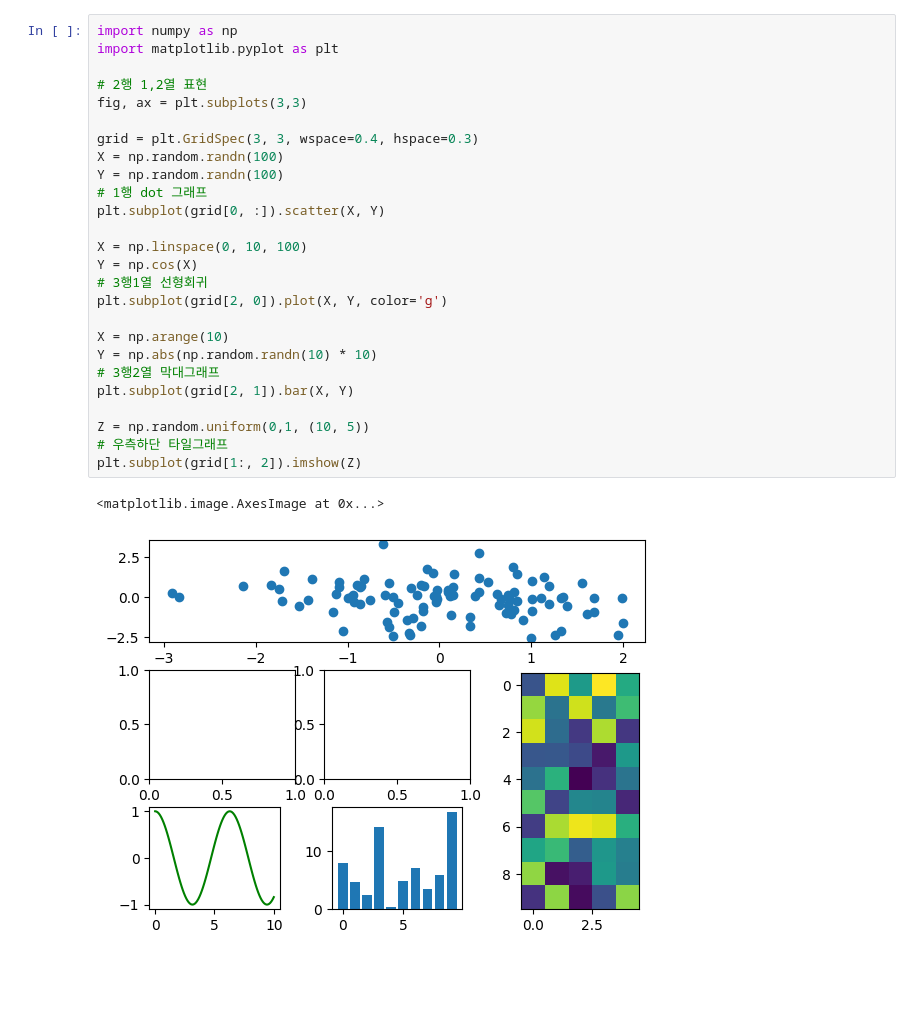
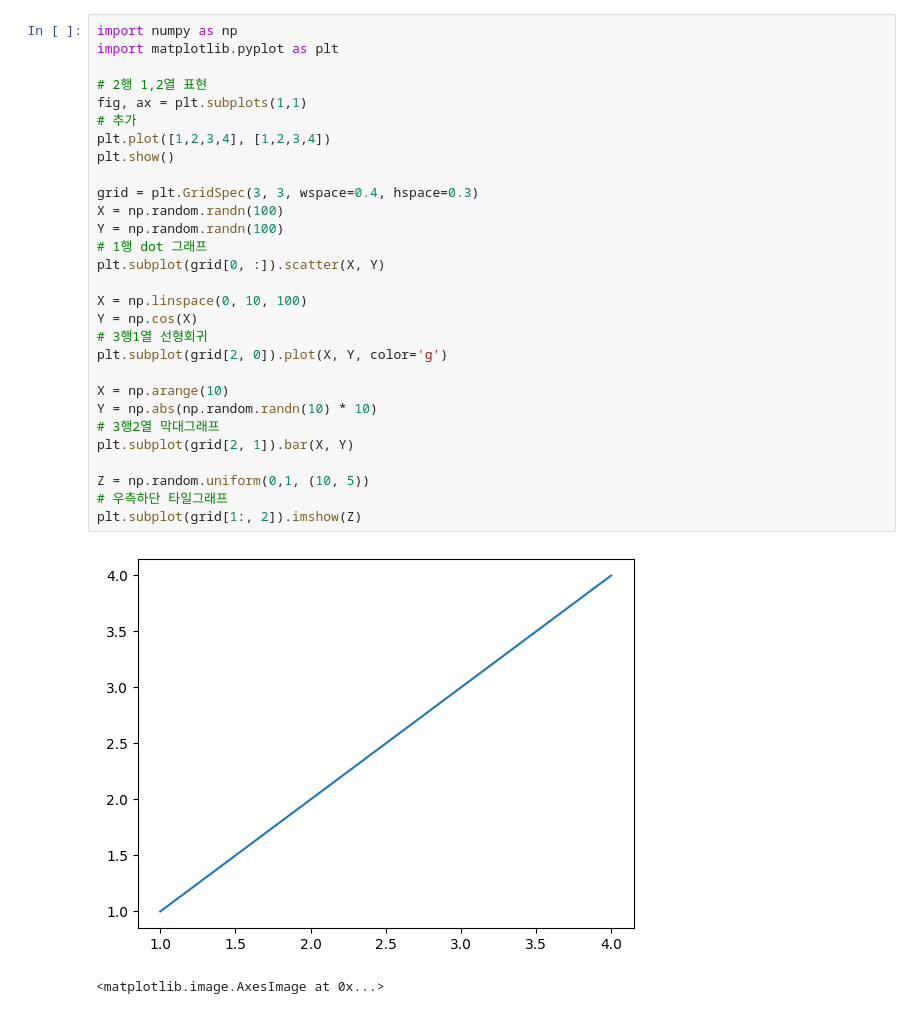
Before and after one commit to kimyt1976/AI-Programming, a Jupyter notebook: 해양대4주차_1번과제.ipynb, the cells around one changed output. Drawn from its saved outputs; the diff is of its cells as text; blank space fills up the shorter version.

```diff
--- a/해양대4주차_1번과제.ipynb
+++ b/해양대4주차_1번과제.ipynb
@@ -3,29 +3,32 @@
 # %%
 import numpy as np
 import matplotlib.pyplot as plt
 
 # 2행 1,2열 표현
-fig, ax = plt.subplots(3,3)
+fig, ax = plt.subplots(1,1)
+# 추가
+plt.plot([1,2,3,4], [1,2,3,4])
+plt.show()
 
 grid = plt.GridSpec(3, 3, wspace=0.4, hspace=0.3)
 X = np.random.randn(100)
 Y = np.random.randn(100)
 # 1행 dot 그래프
 plt.subplot(grid[0, :]).scatter(X, Y)
 
 X = np.linspace(0, 10, 100)
 Y = np.cos(X)
 # 3행1열 선형회귀
 plt.subplot(grid[2, 0]).plot(X, Y, color='g')
 
 X = np.arange(10)
 Y = np.abs(np.random.randn(10) * 10)
 # 3행2열 막대그래프
 plt.subplot(grid[2, 1]).bar(X, Y)
 
 Z = np.random.uniform(0,1, (10, 5))
 # 우측하단 타일그래프
 plt.subplot(grid[1:, 2]).imshow(Z)
 # %% [output]
+[figure, new version]
 <matplotlib.image.AxesImage at 0x...>
-[figure, old version]
```
Also changed, not shown: parts of 1 cell of this notebook.
